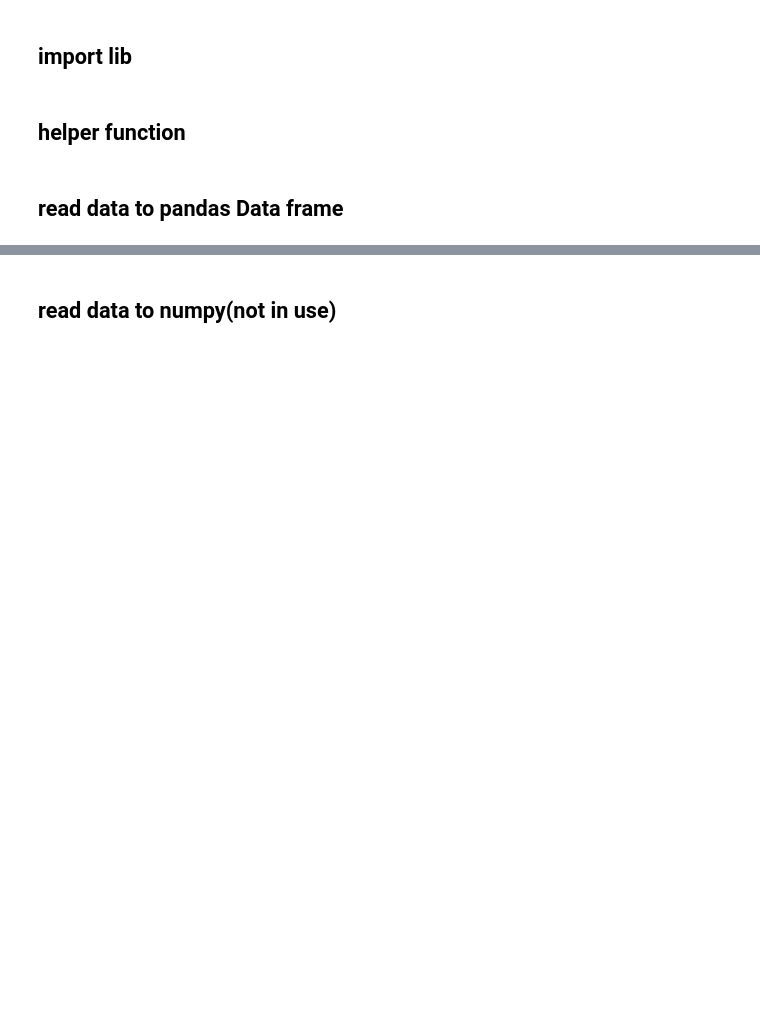
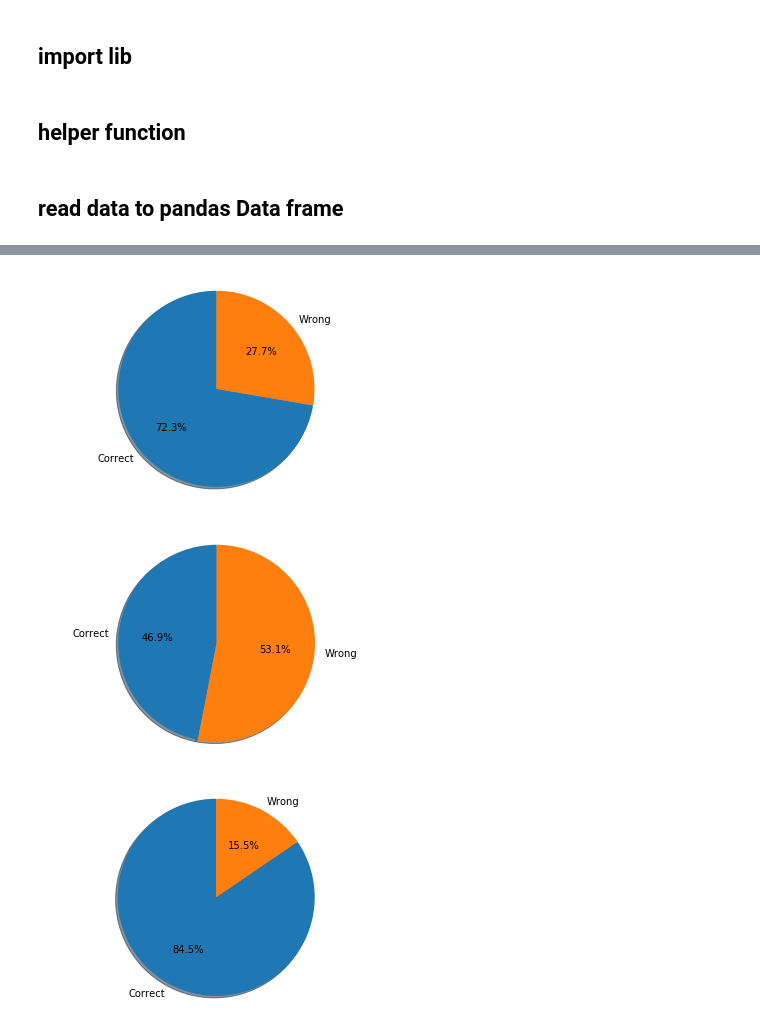
Before and after one commit to tonyz0x0/football-manager, a Jupyter notebook: main.ipynb, the cells around one changed output, grey strips where cells are left out. Saved outputs shown, nothing was run; the diff lists cells and outputs as text; code cells hidden in the pictures; blank space fills up the shorter version.

```diff
--- a/main.ipynb
+++ b/main.ipynb
@@ -51,0 +154,20 @@ TypeError: '(0, slice(None, None, None))' is an invalid key
+# %%
+weak_players = pd.DataFrame()
+team_players = util_df.loc[(util_df.loc[:, 'Club'] == team_name), :]
+
+
+for idx, position in enumerate(weak_positions):
+    team_players_position = team_players.loc[team_players.loc[:, 'Position'] == position, :]
+    weak_players = pd.concat([weak_players, team_players_position], ignore_index=True)
+
+print(weak_players)
+
+
+
+# df_fcbarcelona = util_df[util_df.Club == team_name]
+# plt.figure(figsize = (12,10))
+
+# plt.subplot(211)
+# sns.countplot(x = 'Position', data = df_fcbarcelona, palette = 'hls', order=position_attributes);
+# plt.title('Count of players by prefered position', fontsize=20);
+# plt.xlabel('Prefered position')
@@ -78,2 +193,0 @@ hm;
-# %% [markdown]
-## read data to numpy(not in use)
@@ -144,0 +194,44 @@ hm;
+# %%
+
+data = pd.read_csv('label.csv', header=None, index_col=None, na_filter=False)
+# print(data.head())
+cluster = list(data.iloc[:, 1])
+gt = list(data.iloc[:, 2])
+
+# print(type(cluster[0]))
+
+# Pie chart, where the slices will be ordered and plotted counter-clockwise:
+labels = 'Correct', 'Wrong'
+
+# cluster = [1,2,0,2,0,1,1]
+# gt =      [1,2,1,0,2,1,0]
+
+for i in range(3):
+    count = 0
+    if i == 0:
+        for idx, val in enumerate(gt):
+            if val == i and cluster[idx] == i:
+                count += 1
+    elif i == 1:
+        for idx, val in enumerate(gt):
+            if val == i and cluster[idx] == 2:
+                count += 1
+    else:
+        for idx, val in enumerate(gt):
+            if val == i and cluster[idx] == 1:
+                count += 1
+
+    sizes = [count, gt.count(i)-count]
+    explode = (0, 0)  # only "explode" the 2nd slice (i.e. 'Hogs')
+
+    fig1, ax1 = plt.subplots()
+    ax1.pie(sizes, explode=explode, labels=labels, autopct='%1.1f%%',
+            shadow=True, startangle=90)
+    ax1.axis('equal')  # Equal aspect ratio ensures that pie is drawn as a circle.
+
+#     plt.show()
+    plt.savefig('image'+str(i))
+# %% [output]
+[figure, added]
+[figure, added]
+[figure, added]
```
Also changed, not shown: parts of 19 cells of this notebook, 1 other file.
